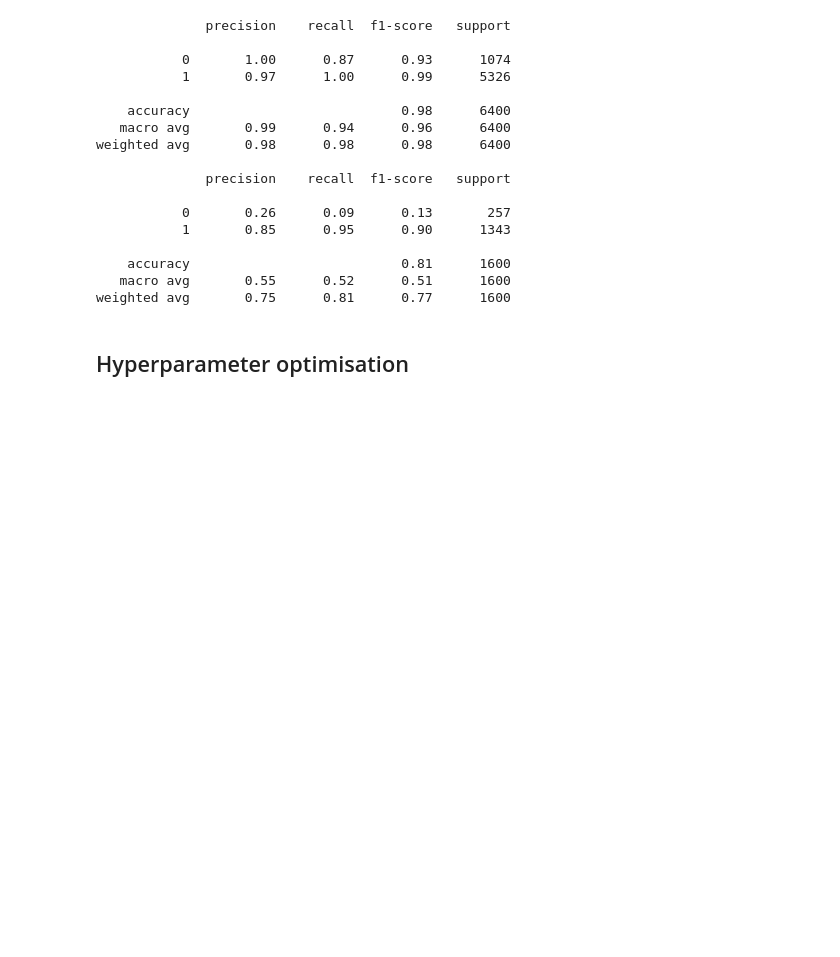
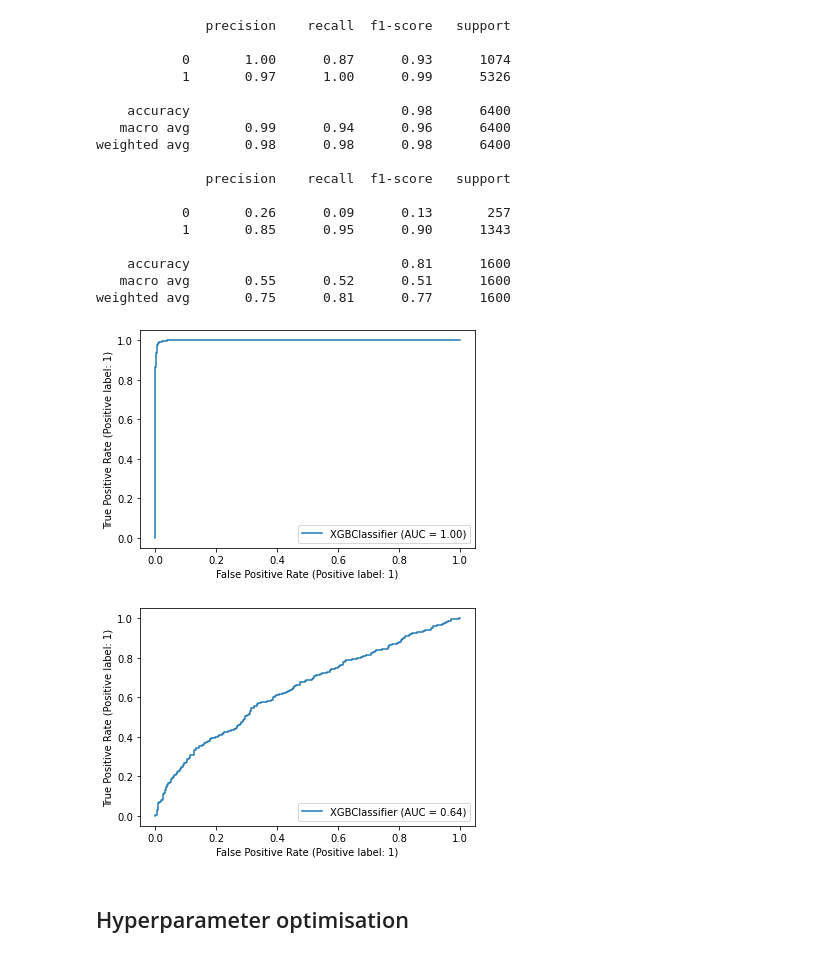
Before and after one commit to adv-dsi-group4/nba-career-prediction, a Jupyter notebook: notebooks/duncanson_aj-12823819-week2_xgb02g.ipynb, the cells around one changed output. Drawn from its saved outputs; the diff is of its cells as text; code cells hidden in the pictures; blank space fills up the shorter version.

```diff
--- a/notebooks/duncanson_aj-12823819-week2_xgb02g.ipynb
+++ b/notebooks/duncanson_aj-12823819-week2_xgb02g.ipynb
@@ -300,6 +300,16 @@ weighted avg       0.98      0.98      0.98      6400
     accuracy                           0.81      1600
    macro avg       0.55      0.52      0.51      1600
 weighted avg       0.75      0.81      0.77      1600
+# %%
+import matplotlib.pyplot as plt
+from sklearn import metrics
+metrics.plot_roc_curve(initial_model, X_train, y_train)
+plt.show()
+metrics.plot_roc_curve(initial_model, X_val, y_val)
+plt.show()
+# %% [output]
+[figure, added]
+[figure, added]
 # %% [markdown]
 ## Hyperparameter optimisation
 # %%
```
Also changed, not shown: parts of 20 cells of this notebook, 4 other files.
